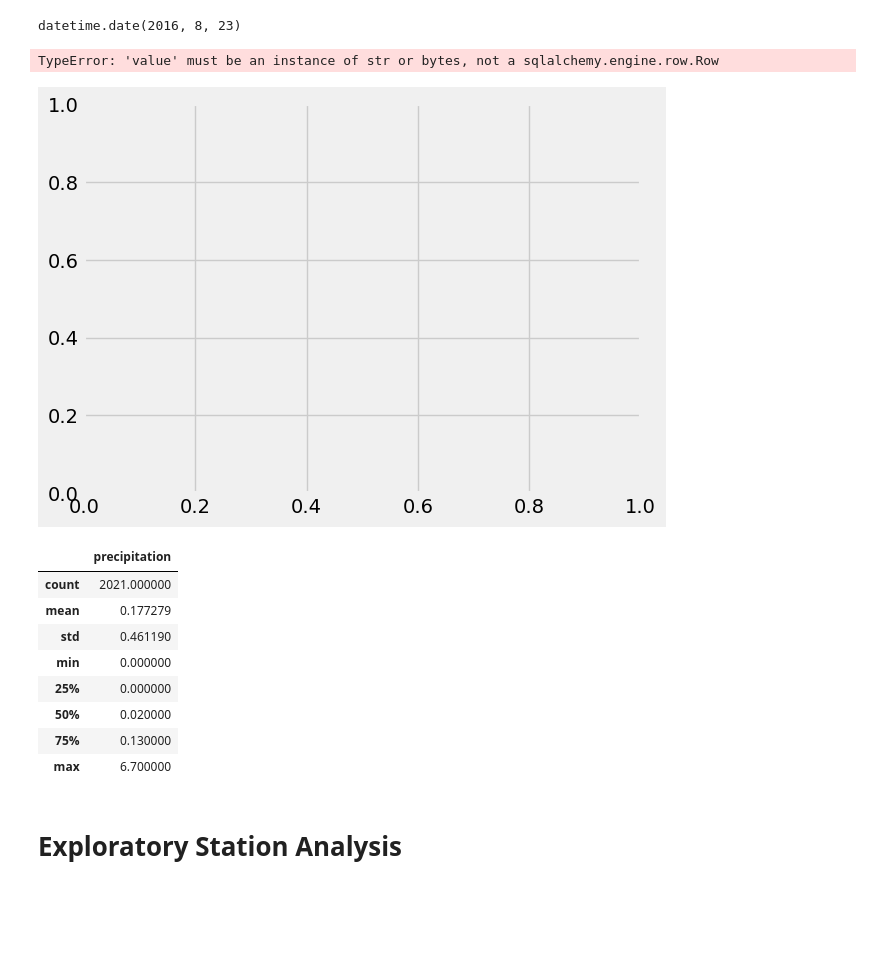
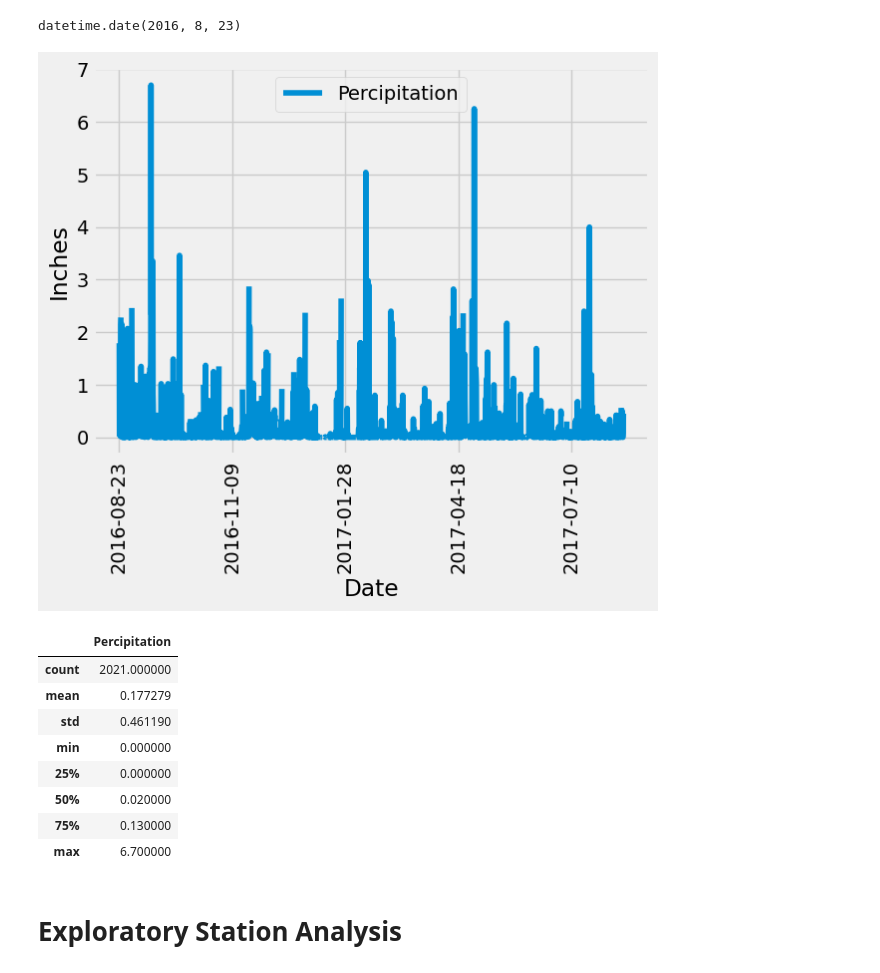
Before and after one commit to lilianaperezdiaz/sqlalchemy-challenge, a Jupyter notebook: SurfsUp/climate_starter.ipynb, the cells around one changed output. Cells and saved outputs as stored; diff of their text form; code cells hidden in the pictures; blank space fills up the shorter version.

Commit message:
SQLAlchemy Challenge

```diff
--- a/SurfsUp/climate_starter.ipynb
+++ b/SurfsUp/climate_starter.ipynb
@@ -58,36 +61,36 @@ datetime.date(2016, 8, 23)
 # %%
 # Design a query to retrieve the last 12 months of precipitation data and plot the results.
 # Starting from the most recent data point in the database.
 
 # Calculate the date one year from the last date in data set.
 one_year = dt.date(2017,8,23) - dt.timedelta(days=365)
 one_year
 
+
 # Perform a query to retrieve the data and precipitation scores
-months = session.query(measurement.date).\
-    filter(measurement.date > '2016-08-23').order_by(measurement.date).all()
-
-months_percep = session.query(measurement.prcp).\
-    filter(measurement.date > '2016-08-23').order_by(measurement.date).all()
+months_data = []
+months_data = session.query(measurement.date, measurement.prcp).\
+    filter(measurement.date >= one_year).all()
 
 # Save the query results as a Pandas DataFrame. Explicitly set the column names
-prcp_data = pd.DataFrame({
-    "Date" : months,
-    "Percipitation": months_percep
-})
+prcp_data = pd.DataFrame(months_data, columns=['Date', 'Percipitation'])
 
 # Sort the dataframe by date
-prcp_data = prcp_data.sort_values("Date")
+prcp_data = prcp_data.sort_values('Date')
 
 # Use Pandas Plotting with Matplotlib to plot the data
-plt.plot(prcp_data["Percipitation"], prcp_data["Date"])
+prcp_data.plot(x = "Date", y = "Percipitation")
+plt.ylabel('Inches')
+plt.xlabel('Date')
+plt.xticks(x = 'Date', rotation = 'vertical')
+plt.show()
 # %% [output]
-TypeError: 'value' must be an instance of str or bytes, not a sqlalchemy.engine.row.Row
-[figure, old version]
+[figure, new version]
 # %%
 # Use Pandas to calculate the summary statistics for the precipitation data
+prcp_data.describe()
 # %% [output]
-|  | precipitation |
+|  | Percipitation |
 | count | 2021.000000 |
 | mean | 0.177279 |
 | std | 0.461190 |
```
Also changed, not shown: parts of 8 cells of this notebook.
